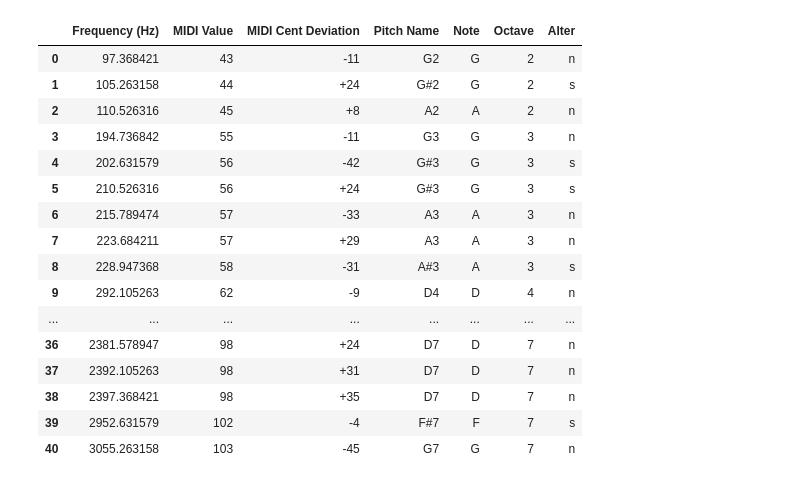
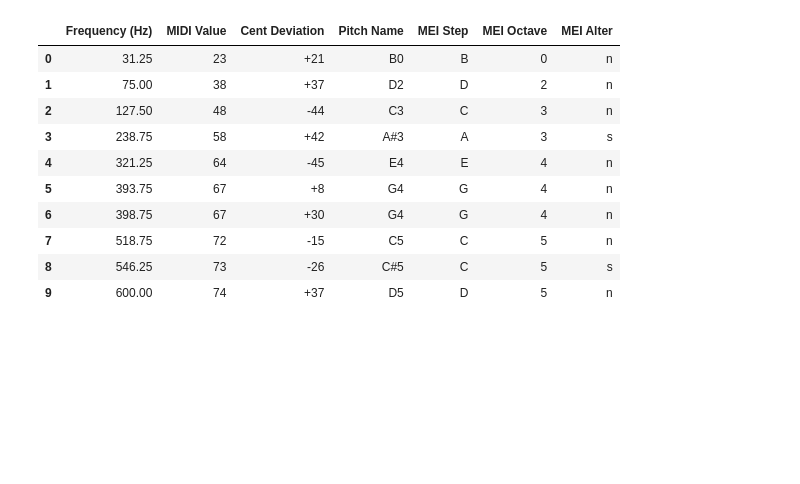
Before and after one commit to egorpol/audiospylt, a Jupyter notebook: symbolic_mei.ipynb, the cells around one changed output. Cells and saved outputs as stored; diff of their text form; code cells hidden in the pictures; blank space fills up the shorter version.

```diff
--- a/symbolic_mei.ipynb
+++ b/symbolic_mei.ipynb
@@ -1,7 +9,16 @@
 # %%
 import pandas as pd
 
-#load data from TSV
+# Load data from TSV files
+# Replace 'tsv/speech1.tsv' and 'tsv/conga3.tsv' with the actual paths to your files if needed.
+try:
+    df_speech = pd.read_csv('tsv/speech1.tsv', delimiter='\t')
+    df_percussion = pd.read_csv('tsv/conga3.tsv', delimiter='\t')
 
-df1 = pd.read_csv('tsv/speech1.tsv', delimiter='\t')
-df2 = pd.read_csv('tsv/conga3.tsv', delimiter='\t')
+    print("Speech Data Sample:")
+    display(df_speech.head())
+    print("\nPercussion Data Sample:")
+    display(df_percussion.head())
+
+except FileNotFoundError:
+    print("ERROR: One or more TSV files not found. Please check the file paths.")
@@ -8,7 +99,42 @@ df2 = pd.read_csv('tsv/conga3.tsv', delimiter='\t')
 # %%
 from py_scripts.mei import process_and_visualize
 
-process_and_visualize(df1, resolution='half_tone_deviation', include_natural_accidentals=False, save_mei=False, save_path='my_output.mei', display_df=True)
-print("-" * 30)
-process_and_visualize(df2, resolution='half_tone_deviation', include_natural_accidentals=False, save_mei=False, save_path='my_output.mei', display_df=True)
+# Create a 'mei' directory if it doesn't exist
+import os
+if not os.path.exists('mei'):
+    os.makedirs('mei')
+    print("Created 'mei' directory for saved files.")
+
+# Example 1: Sequence display with half-tone deviation (not saving SVG here)
+print("--- Example 1: Sequence with Half-Tone Deviation ---")
+process_and_visualize(
+    df_percussion.copy(),
+    resolution='half_tone_deviation',
+    clef_config='GF',
+    note_order='original',
+    display_cent_deviation=True,
+    include_natural_accidentals=True,
+    display_mode='sequence',
+    display_df=True,
+    save_mei=True,
+    mei_save_path='mei/percussion_sequence.mei', # Example path
+    save_svg=False
+)
+
+# Example 2: Chord display with eighth-tone resolution, SAVING SVG
+print("\n--- Example 2: Chord with Eighth-Tone Resolution (Saving SVG) ---")
+process_and_visualize(
+    df_percussion.copy(),
+    resolution='eighth_tone',
+    clef_config='GF',
+    note_order='ascending',
+    display_cent_deviation=False,
+    include_natural_accidentals=True,
+    display_mode='chord',
+    display_df=True,
+    save_mei=True,
+    mei_save_path='mei/percussion_chord.mei',
+    save_svg=True,
+    svg_save_path='mei/percussion_chord_eighth_tone.svg'
+)
 # %% [output]
@@ -15,18 +142,12 @@ process_and_visualize(df2, resolution='half_tone_deviation', include_natural_acc
-|  | Frequency (Hz) | MIDI Value | MIDI Cent Deviation | Pitch Name | Note | Octave | Alter |
-| 0 | 97.368421 | 43 | -11 | G2 | G | 2 | n |
-| 1 | 105.263158 | 44 | +24 | G#2 | G | 2 | s |
-| 2 | 110.526316 | 45 | +8 | A2 | A | 2 | n |
-| 3 | 194.736842 | 55 | -11 | G3 | G | 3 | n |
-| 4 | 202.631579 | 56 | -42 | G#3 | G | 3 | s |
-| 5 | 210.526316 | 56 | +24 | G#3 | G | 3 | s |
-| 6 | 215.789474 | 57 | -33 | A3 | A | 3 | n |
-| 7 | 223.684211 | 57 | +29 | A3 | A | 3 | n |
-| 8 | 228.947368 | 58 | -31 | A#3 | A | 3 | s |
-| 9 | 292.105263 | 62 | -9 | D4 | D | 4 | n |
-| ... | ... | ... | ... | ... | ... | ... | ... |
-| 36 | 2381.578947 | 98 | +24 | D7 | D | 7 | n |
-| 37 | 2392.105263 | 98 | +31 | D7 | D | 7 | n |
-| 38 | 2397.368421 | 98 | +35 | D7 | D | 7 | n |
-| 39 | 2952.631579 | 102 | -4 | F#7 | F | 7 | s |
-| 40 | 3055.263158 | 103 | -45 | G7 | G | 7 | n |
+|  | Frequency (Hz) | MIDI Value | Cent Deviation | Pitch Name | MEI Step | MEI Octave | MEI Alter |
+| 0 | 31.25 | 23 | +21 | B0 | B | 0 | n |
+| 1 | 75.00 | 38 | +37 | D2 | D | 2 | n |
+| 2 | 127.50 | 48 | -44 | C3 | C | 3 | n |
+| 3 | 238.75 | 58 | +42 | A#3 | A | 3 | s |
+| 4 | 321.25 | 64 | -45 | E4 | E | 4 | n |
+| 5 | 393.75 | 67 | +8 | G4 | G | 4 | n |
+| 6 | 398.75 | 67 | +30 | G4 | G | 4 | n |
+| 7 | 518.75 | 72 | -15 | C5 | C | 5 | n |
+| 8 | 546.25 | 73 | -26 | C#5 | C | 5 | s |
+| 9 | 600.00 | 74 | +37 | D5 | D | 5 | n |
 [interactive output not drawn]
```
Also changed, not shown: parts of 11 cells of this notebook, 24 other files.
